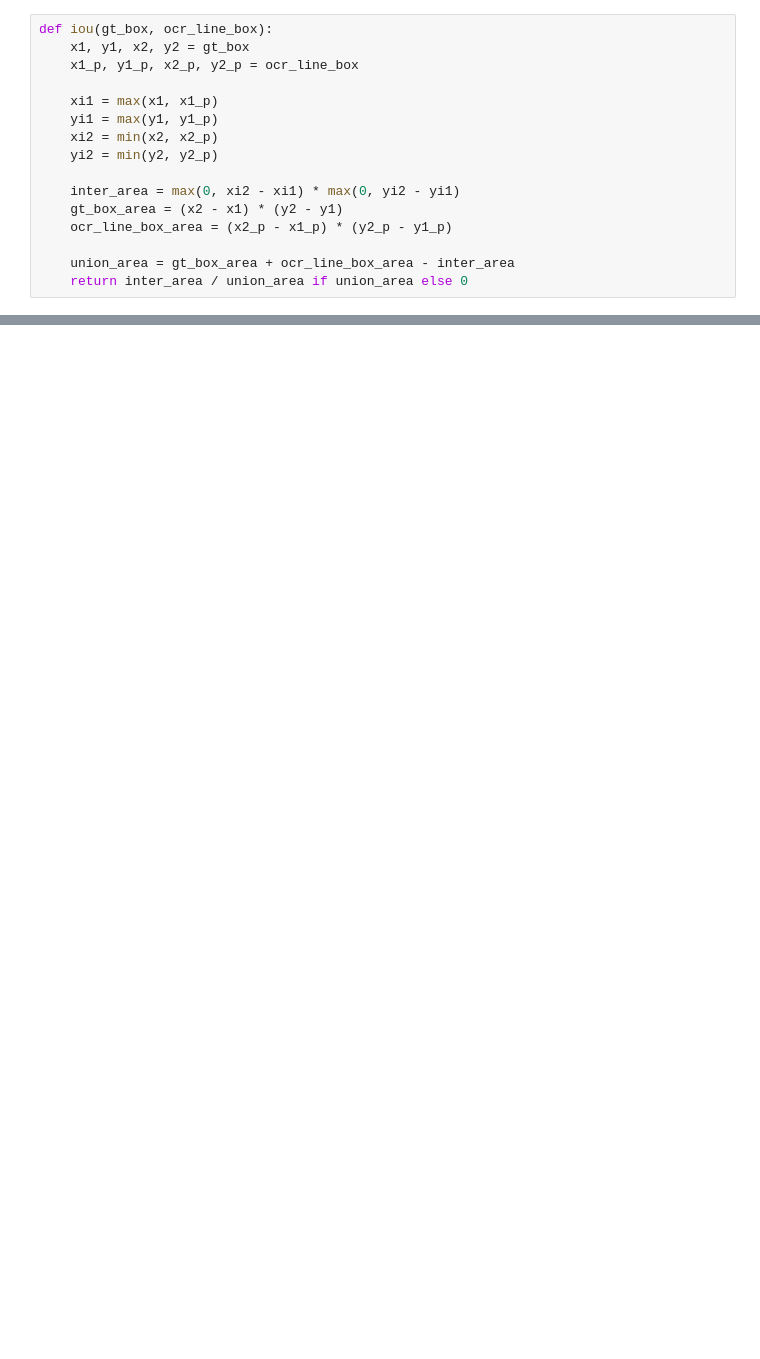
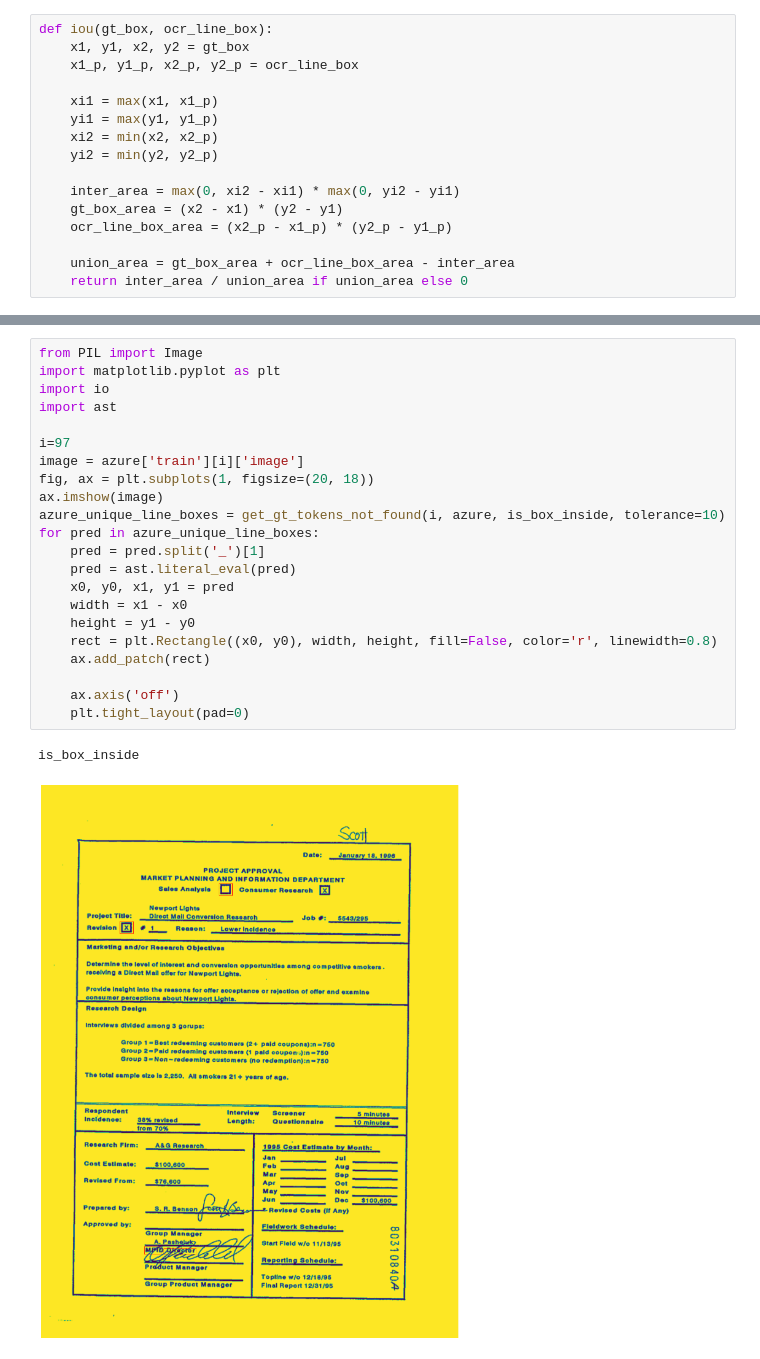
Before and after one commit to johnTrs/capstone, a Jupyter notebook: Datasets/dataset/ocr_evaluation.ipynb, the cells around one changed output, grey strips where cells are left out. Saved outputs shown, nothing was run; the diff lists cells and outputs as text; blank space fills up the shorter version.

Commit message:
layoutlmv3

```diff
--- a/Datasets/dataset/ocr_evaluation.ipynb
+++ b/Datasets/dataset/ocr_evaluation.ipynb
@@ -150,0 +344,25 @@ get_gt_tokens_not_found(118)
+# %%
+from PIL import Image
+import matplotlib.pyplot as plt
+import io
+import ast
+
+i=97
+image = azure['train'][i]['image']
+fig, ax = plt.subplots(1, figsize=(20, 18))
+ax.imshow(image)
+azure_unique_line_boxes = get_gt_tokens_not_found(i, azure, is_box_inside, tolerance=10)
+for pred in azure_unique_line_boxes:
+    pred = pred.split('_')[1]
+    pred = ast.literal_eval(pred)
+    x0, y0, x1, y1 = pred
+    width = x1 - x0
+    height = y1 - y0
+    rect = plt.Rectangle((x0, y0), width, height, fill=False, color='r', linewidth=0.8)
+    ax.add_patch(rect)
+
+    ax.axis('off')
+    plt.tight_layout(pad=0)
+# %% [output]
+is_box_inside
+[figure, added]
```
Also changed, not shown: parts of 25 cells of this notebook, 5 other files.
